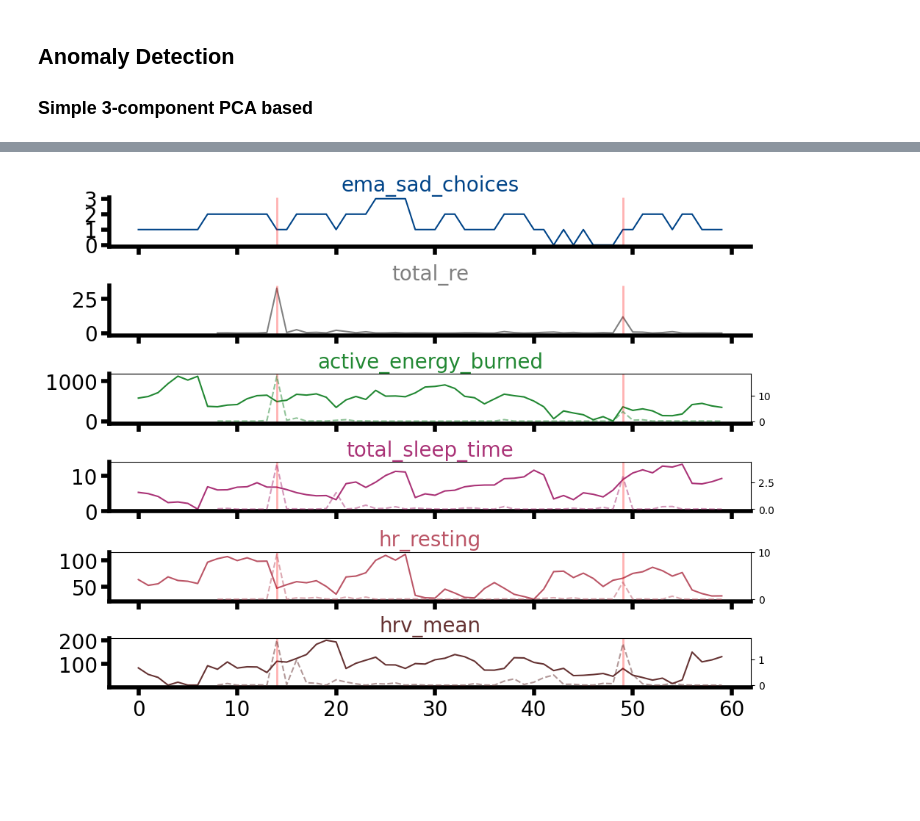
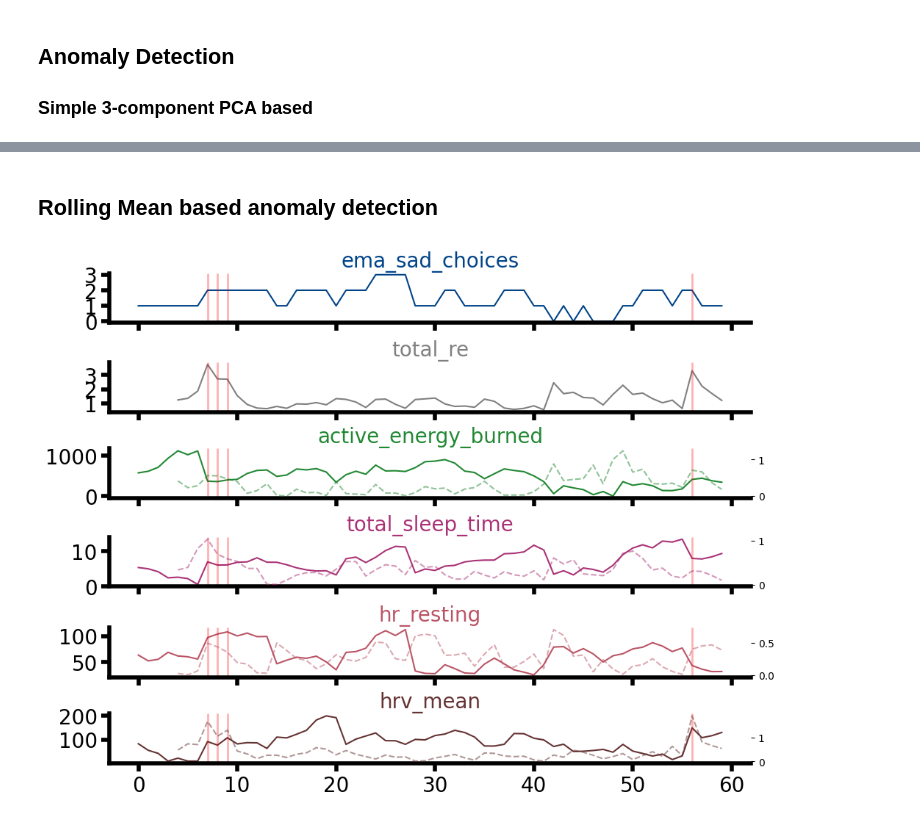
Before and after one commit to akre96/mhealth_anomaly_detection, a Jupyter notebook: notebooks/illustrated_example.ipynb, the cells around one changed output, grey strips where cells are left out. Drawn from its saved outputs; the diff is of its cells as text; code cells hidden in the pictures; blank space fills up the shorter version.

```diff
--- a/notebooks/illustrated_example.ipynb
+++ b/notebooks/illustrated_example.ipynb
@@ -55,41 +98,44 @@ Simulating data...
+# %% [markdown]
+## Rolling Mean based anomaly detection
 # %%
 importlib.reload(ad)
 
-# Rolling 7 day PCA based anomaly detection
+# Rolling 7 day rolling mean based anomaly detection
 anomalyDetector = ad.BaseRollingAnomalyDetector(
     features=feature_params.keys(),
-    window_size=7
+    window_size=7,
+    max_missing_days=2,
 )
 
 # Get reconstruction error and use to do anomaly labeling
-reconstruction_error, pca_components = anomalyDetector.getReconstructionError(subject_data)
+reconstruction_error = anomalyDetector.getReconstructionError(subject_data)
 subject_data['anomaly'] = anomalyDetector.labelAnomaly(reconstruction_error)
 subject_data['total_re'] = reconstruction_error['total_re']
 
 # Plot features with anomalies labeled
 palette = lr.get_colors('../lib/colors.json')
 fig, axes = plots.lineplot_features(
     subject_data,
     [
         'ema_sad_choices',
         'total_re',
         *feature_params.keys()
     ],
     palette=palette,
     anomaly_col='anomaly'
 )
 
 plots.overlay_reconstruction_error(
     reconstruction_error,
     fig,
     axes,
     [
         'ema_sad_choices',
         'total_re',
         *feature_params.keys()
     ],
     palette=palette,
 
 );
 # %% [output]
-[figure, old version]
+[figure, new version]
```
Also changed, not shown: parts of 1 cell of this notebook, 4 other files.
